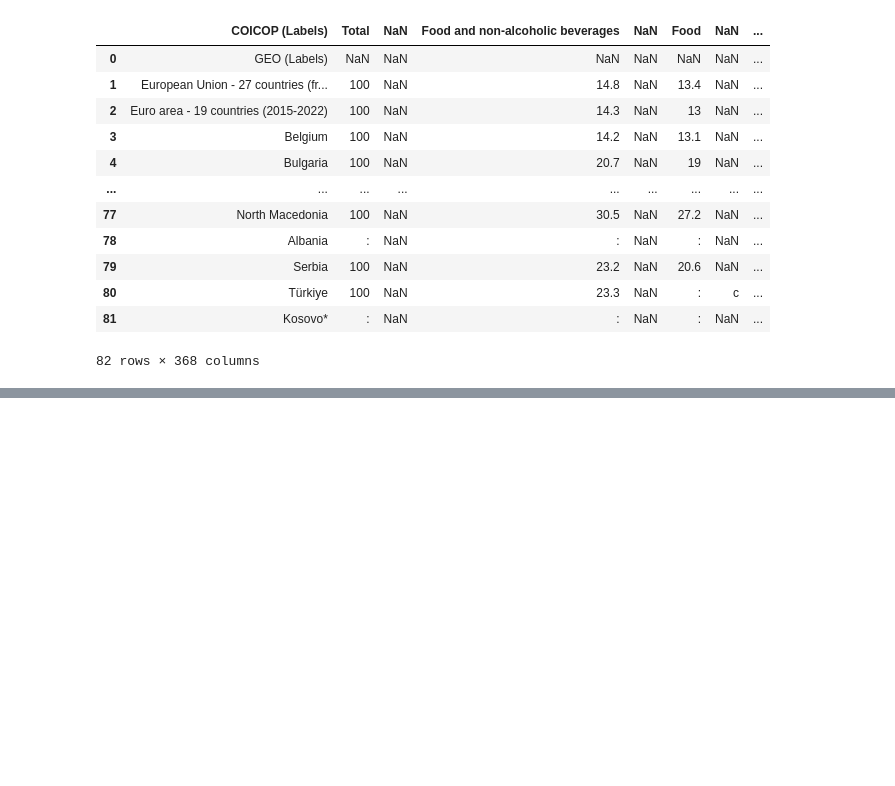
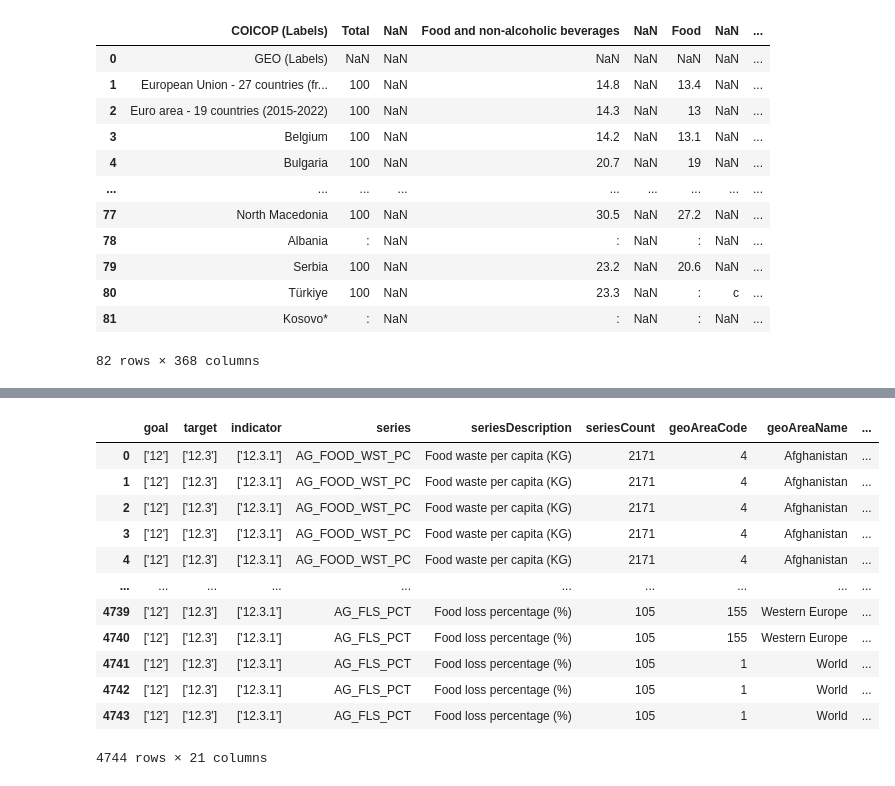
Before and after one commit to krantagat/food_waste_project, a Jupyter notebook: py_notebook/df_wastestat.ipynb, the cells around one changed output, grey strips where cells are left out. Drawn from its saved outputs; the diff is of its cells as text; code cells hidden in the pictures; blank space fills up the shorter version.

```diff
--- a/py_notebook/df_wastestat.ipynb
+++ b/py_notebook/df_wastestat.ipynb
@@ -102,0 +154,16 @@ df_tonne = pd.concat([df_tonne, df_tonne2]).reset_index(drop=True)
+# %%
+df_api_12_3
+# %% [output]
+|  | goal | target | indicator | series | seriesDescription | seriesCount | geoAreaCode | geoAreaName | ... |
+| 0 | ['12'] | ['12.3'] | ['12.3.1'] | AG_FOOD_WST_PC | Food waste per capita (KG) | 2171 | 4 | Afghanistan | ... |
+| 1 | ['12'] | ['12.3'] | ['12.3.1'] | AG_FOOD_WST_PC | Food waste per capita (KG) | 2171 | 4 | Afghanistan | ... |
+| 2 | ['12'] | ['12.3'] | ['12.3.1'] | AG_FOOD_WST_PC | Food waste per capita (KG) | 2171 | 4 | Afghanistan | ... |
+| 3 | ['12'] | ['12.3'] | ['12.3.1'] | AG_FOOD_WST_PC | Food waste per capita (KG) | 2171 | 4 | Afghanistan | ... |
+| 4 | ['12'] | ['12.3'] | ['12.3.1'] | AG_FOOD_WST_PC | Food waste per capita (KG) | 2171 | 4 | Afghanistan | ... |
+| ... | ... | ... | ... | ... | ... | ... | ... | ... | ... |
+| 4739 | ['12'] | ['12.3'] | ['12.3.1'] | AG_FLS_PCT | Food loss percentage (%) | 105 | 155 | Western Europe | ... |
+| 4740 | ['12'] | ['12.3'] | ['12.3.1'] | AG_FLS_PCT | Food loss percentage (%) | 105 | 155 | Western Europe | ... |
+| 4741 | ['12'] | ['12.3'] | ['12.3.1'] | AG_FLS_PCT | Food loss percentage (%) | 105 | 1 | World | ... |
+| 4742 | ['12'] | ['12.3'] | ['12.3.1'] | AG_FLS_PCT | Food loss percentage (%) | 105 | 1 | World | ... |
+| 4743 | ['12'] | ['12.3'] | ['12.3.1'] | AG_FLS_PCT | Food loss percentage (%) | 105 | 1 | World | ... |
+4744 rows × 21 columns
```
Also changed, not shown: parts of 5 cells of this notebook, 4 other files.
